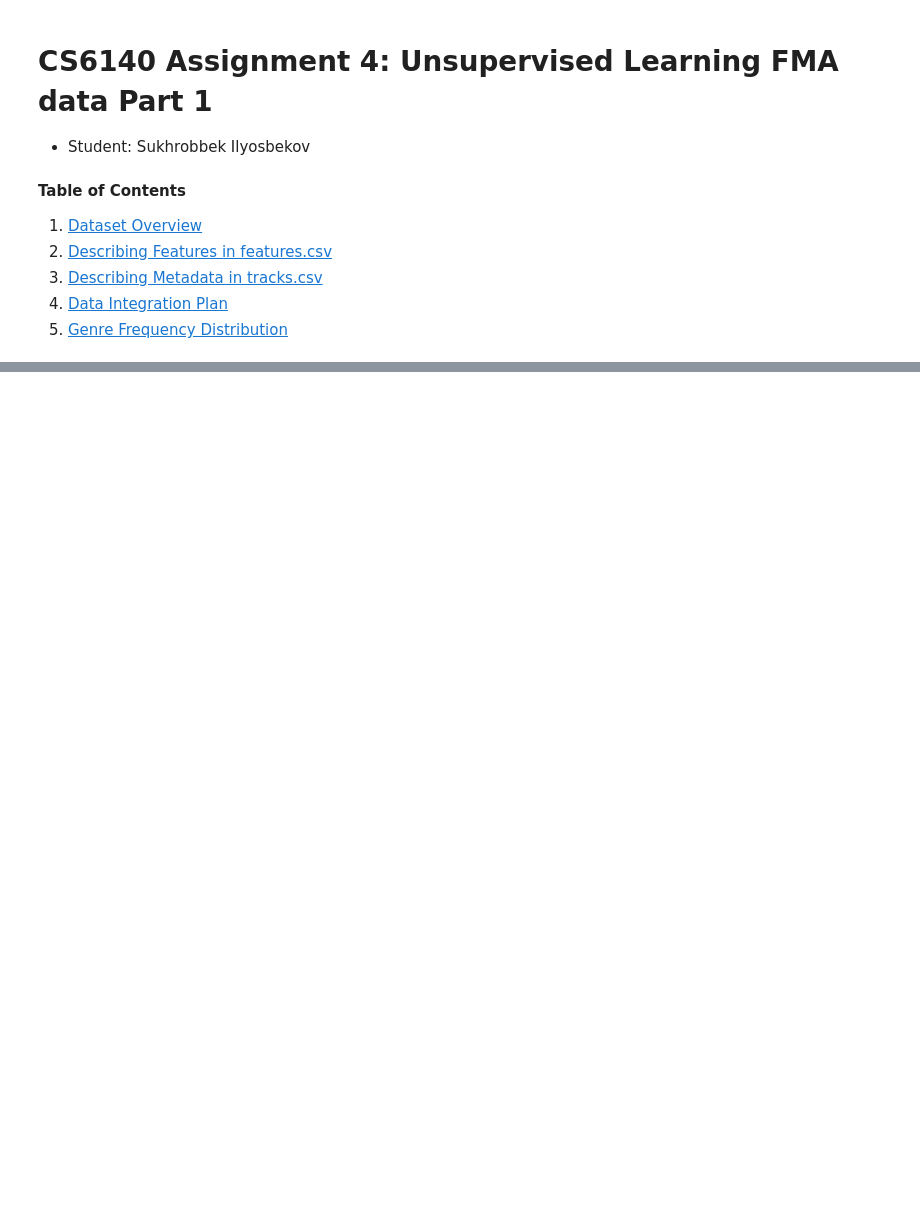
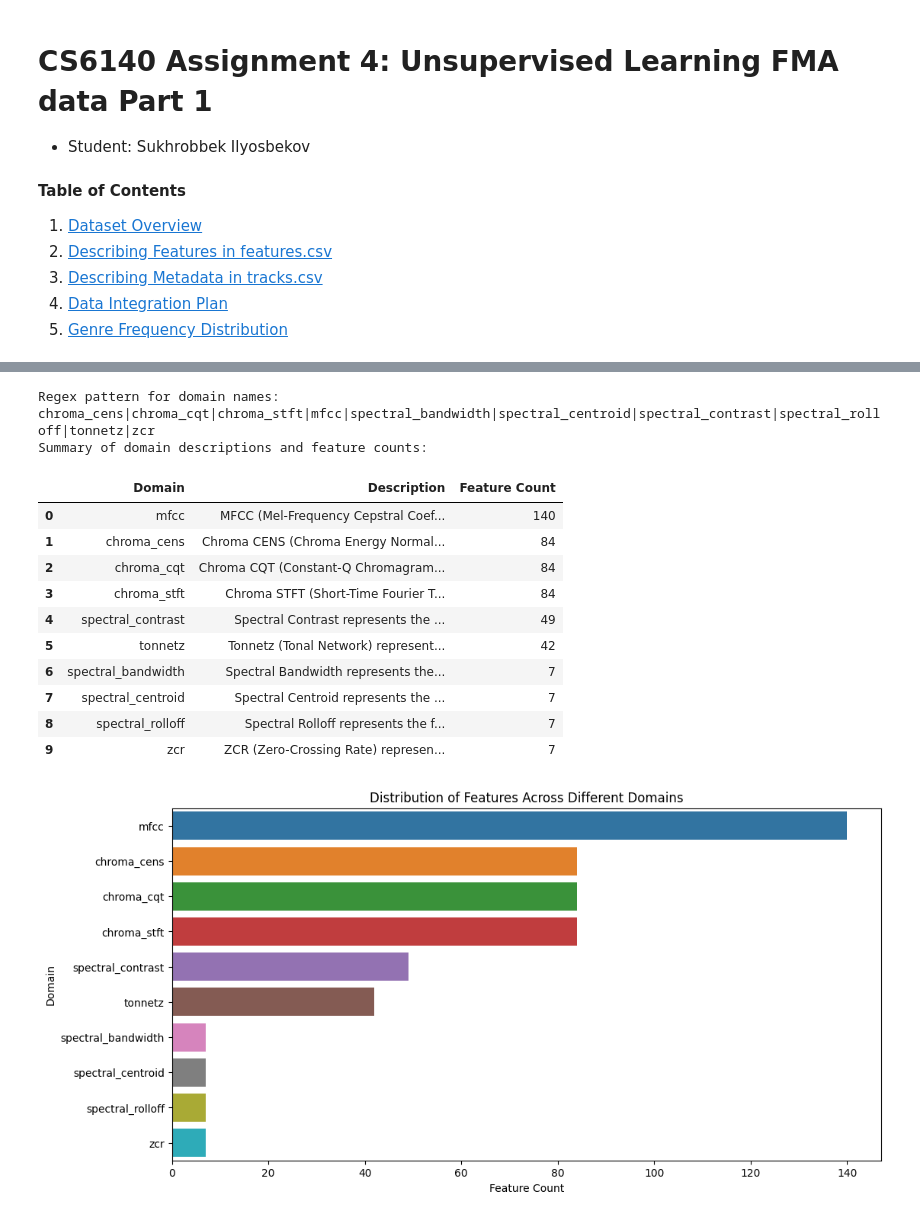
Before and after one commit to suxrobGM/cs6140-assignments, a Jupyter notebook: assignments/src/assignment4/notebook1.ipynb, the cells around one changed output, grey strips where cells are left out. Drawn from its saved outputs; the diff is of its cells as text; code cells hidden in the pictures; blank space fills up the shorter version.

```diff
--- a/assignments/src/assignment4/notebook1.ipynb
+++ b/assignments/src/assignment4/notebook1.ipynb
@@ -46,0 +189,17 @@ def get_data_path(relative_path: str) -> str:
+# %%
+features_df = features.copy()
+
+# Flatten the multi-row header to create a single-level column index for easier manipulation
+features_df.columns = ["_".join(filter(None, col)).strip() for col in features_df.columns.values]
+
+# Remove '_Unnamed: 1_level_3', '_Unnamed: 2_level_3' and so on using regex
+features_df.columns = features_df.columns.str.replace(r"_Unnamed: \d+_level_\d+$", "", regex=True)
+
+# Rename the column feature_statistics_number_track_id to track_id
+features_df.rename(columns={"feature_statistics_number_track_id": "track_id"}, inplace=True)
+
+print("Features dataset info:")
+display(features_df.info())
+
+print("First few rows of the features dataset:")
+display(features_df.head())
@@ -46,0 +236,54 @@ def get_data_path(relative_path: str) -> str:
+# %%
+# Initialize a dictionary for domain descriptions
+domain_descriptions = {
+    "chroma_cens": "Chroma CENS (Chroma Energy Normalized Statistics) represents pitch class profiles, capturing harmonic and melodic information.",
+    "chroma_cqt": "Chroma CQT (Constant-Q Chromagram) represents a chromagram with a constant-Q transform, capturing pitch and harmony in audio data.",
+    "chroma_stft": "Chroma STFT (Short-Time Fourier Transform) represents a chromagram computed from STFT, showing pitch class energy over time.",
+    "mfcc": "MFCC (Mel-Frequency Cepstral Coefficients) represents spectral properties of audio, useful for speech and music analysis.",
+    "spectral_bandwidth": "Spectral Bandwidth represents the range of frequencies in the audio signal, capturing tonal and timbral qualities.",
+    "spectral_centroid": "Spectral Centroid represents the 'center of mass' of the spectrum, indicating the brightness of a sound.",
+    "spectral_contrast": "Spectral Contrast represents the difference in amplitude between peaks and valleys in the spectrum, reflecting texture and timbre.",
+    "spectral_rolloff": "Spectral Rolloff represents the frequency below which a specified percentage of the total spectral energy lies.",
+    "tonnetz": "Tonnetz (Tonal Network) represents the harmonic and tonal relations in audio data, capturing chordal and key characteristics.",
+    "zcr": "ZCR (Zero-Crossing Rate) represents the rate at which the audio signal changes sign, indicating noisiness or percussiveness."
+}
+
+# Define a regex pattern to match domain names based on domain_descriptions dictionary keys
+domain_pattern = "|".join(domain_descriptions.keys())
+print("Regex pattern for domain names:", domain_pattern)
+
+# Extract domains from the flattened column headers that match any of the domain names in domain_descriptions
+domains = features_df.columns.str.extract(f"({domain_pattern})")[0].value_counts()
+
+# Generate a summary of domain descriptions and feature counts
+domain_summary = pd.DataFrame({
+    "Domain": domains.index,
+    "Description": [domain_descriptions[domain] for domain in domains.index],
+    "Feature Count": domains.values
+})
+
+print("Summary of domain descriptions and feature counts:")
+display(domain_summary)
+
+# Plot the distribution of features across different domains
+plt.figure(figsize=(12, 6))
+sns.barplot(x="Feature Count", y="Domain", data=domain_summary, hue="Domain", legend=False)
+plt.title("Distribution of Features Across Different Domains")
+plt.xlabel("Feature Count")
+plt.ylabel("Domain")
+plt.show()
+# %% [output]
+Regex pattern for domain names: chroma_cens|chroma_cqt|chroma_stft|mfcc|spectral_bandwidth|spectral_centroid|spectral_contrast|spectral_rolloff|tonnetz|zcr
+Summary of domain descriptions and feature counts:
+|  | Domain | Description | Feature Count |
+| 0 | mfcc | MFCC (Mel-Frequency Cepstral Coef... | 140 |
+| 1 | chroma_cens | Chroma CENS (Chroma Energy Normal... | 84 |
+| 2 | chroma_cqt | Chroma CQT (Constant-Q Chromagram... | 84 |
+| 3 | chroma_stft | Chroma STFT (Short-Time Fourier T... | 84 |
+| 4 | spectral_contrast | Spectral Contrast represents the ... | 49 |
+| 5 | tonnetz | Tonnetz (Tonal Network) represent... | 42 |
+| 6 | spectral_bandwidth | Spectral Bandwidth represents the... | 7 |
+| 7 | spectral_centroid | Spectral Centroid represents the ... | 7 |
+| 8 | spectral_rolloff | Spectral Rolloff represents the f... | 7 |
+| 9 | zcr | ZCR (Zero-Crossing Rate) represen... | 7 |
+[figure, added]
```
Also changed, not shown: parts of 18 cells of this notebook.
